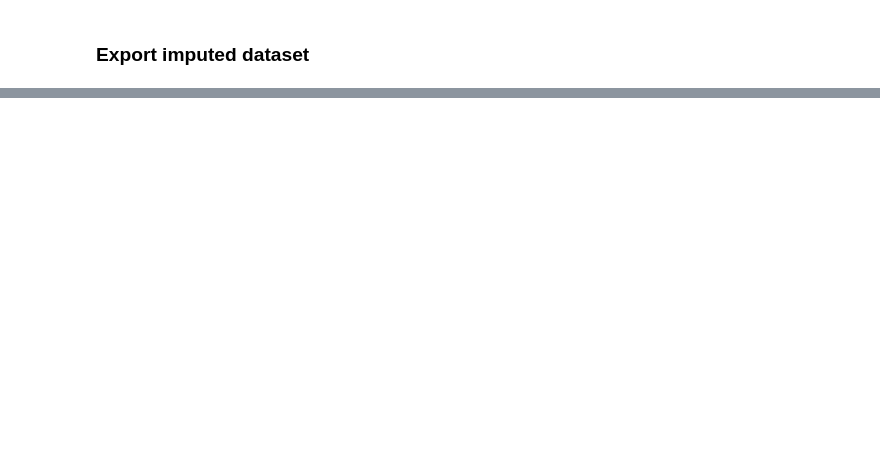
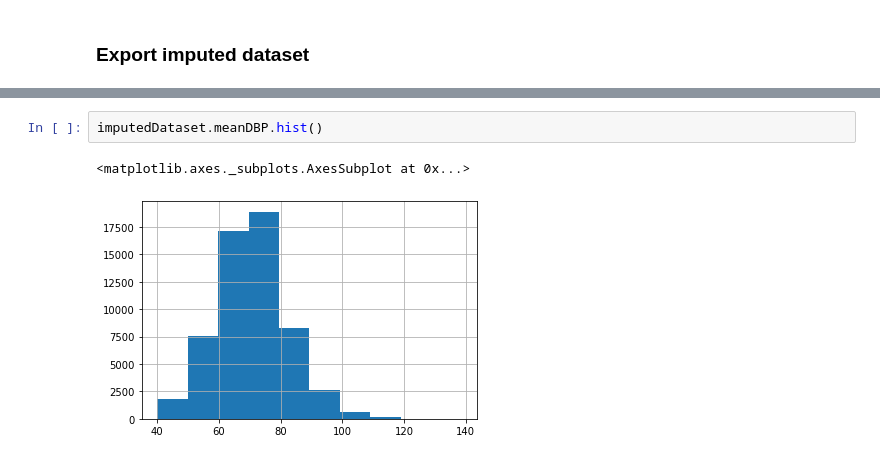
Before and after one commit to jburke5/microsimNHANES, a Jupyter notebook: buildNHANESImputedDataset.ipynb, the cells around one changed output, grey strips where cells are left out. Drawn from its saved outputs; the diff is of its cells as text; blank space fills up the shorter version.

```diff
--- a/buildNHANESImputedDataset.ipynb
+++ b/buildNHANESImputedDataset.ipynb
@@ -346,0 +389,5 @@ Stata data file created has not lost information due to duplicate labels.
+# %%
+imputedDataset.meanDBP.hist()
+# %% [output]
+<matplotlib.axes._subplots.AxesSubplot at 0x...>
+[figure, added]
```
Also changed, not shown: parts of 10 cells of this notebook, 2 other files.
